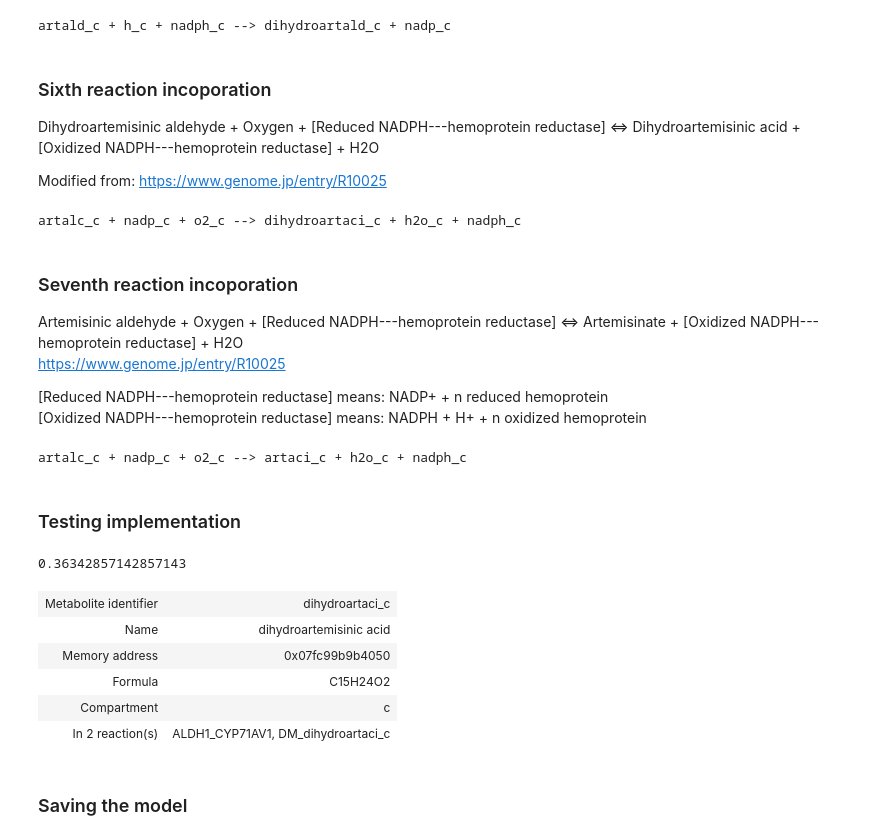
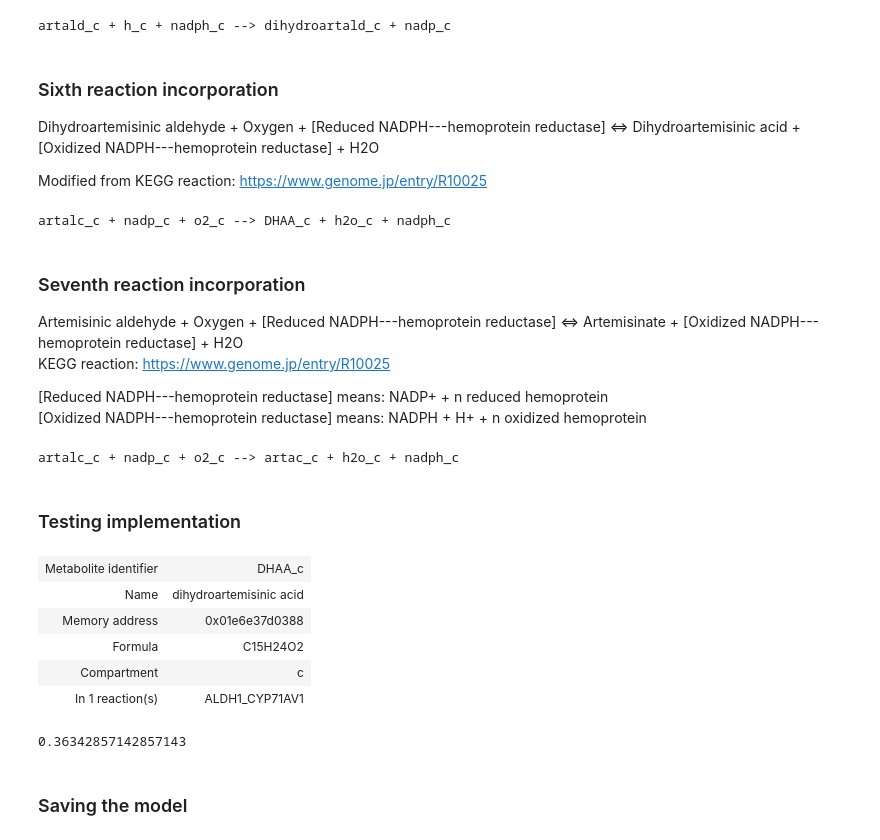
Before and after one commit to 27410/group-assignment-group6, a Jupyter notebook: 1_incorporation_of_heterologous_genes.ipynb, the cells around one changed output. Saved outputs shown, nothing was run; the diff lists cells and outputs as text; code cells hidden in the pictures.

```diff
--- a/1_incorporation_of_heterologous_genes.ipynb
+++ b/1_incorporation_of_heterologous_genes.ipynb
@@ -156,16 +150,16 @@ iYO844_modified.add_reactions([reaction_5]) # Adding the reaction to the new iY0
 # %% [output]
 artald_c + h_c + nadph_c --> dihydroartald_c + nadp_c
 # %% [markdown]
-### Sixth reaction incoporation
+### Sixth reaction incorporation
 Dihydroartemisinic aldehyde + Oxygen + [Reduced NADPH---hemoprotein reductase] <=> Dihydroartemisinic acid + [Oxidized NADPH---hemoprotein reductase] + H2O
 
-Modified from: https://www.genome.jp/entry/R10025
+Modified from KEGG reaction: https://www.genome.jp/entry/R10025
 # %%
 # Creating the reaction
 reaction_6 = Reaction('ALDH1_CYP71AV1') # ALDH1: aldehyde dehydrogenase 1, CYP71AV1: amorphadiene oxidase
 
 # Defining the new metabolite, as it does not exists in GSM
-dihydroartemisinic_acid = Metabolite(id='dihydroartaci_c', name='dihydroartemisinic acid', compartment='c', formula='C15H24O2')
+dihydroartemisinic_acid = Metabolite(id='DHAA_c', name='dihydroartemisinic acid', compartment='c', formula='C15H24O2')
 
 # Adding the metabolites based on the stoichiometric reaction
 reaction_6.add_metabolites({artemisinic_alcohol: -1,
@@ -175,14 +169,14 @@ reaction_6.add_metabolites({artemisinic_alcohol: -1,
                             iYO844.metabolites.get_by_id('nadph_c'): 1,
                             iYO844.metabolites.get_by_id('h2o_c'): 1})
 
-print(reaction_6.build_reaction_string()) # Printing how the reaction looks
+print(reaction_6.build_reaction_string()) # Printing the reaction to check
 iYO844_modified.add_reactions([reaction_6]) # Adding the reaction to the new iY0844 model
 # %% [output]
-artalc_c + nadp_c + o2_c --> dihydroartaci_c + h2o_c + nadph_c
+artalc_c + nadp_c + o2_c --> DHAA_c + h2o_c + nadph_c
 # %% [markdown]
-### Seventh reaction incoporation
+### Seventh reaction incorporation
 Artemisinic aldehyde + Oxygen + [Reduced NADPH---hemoprotein reductase] <=> Artemisinate + [Oxidized NADPH---hemoprotein reductase] + H2O \
-https://www.genome.jp/entry/R10025
+KEGG reaction: https://www.genome.jp/entry/R10025
 
 [Reduced NADPH---hemoprotein reductase] means: NADP+ + n reduced hemoprotein \
 [Oxidized NADPH---hemoprotein reductase] means: NADPH + H+ + n oxidized hemoprotein
@@ -191,7 +185,7 @@ https://www.genome.jp/entry/R10025
 reaction_7 = Reaction('ALDH1_CYP71AV1_2') # ALDH1: aldehyde dehydrogenase 1, CYP71AV1: amorphadiene oxidase
 
 # Defining the new metabolite, as it does not exists in GSM
-artemisinic_acid = Metabolite(id='artaci_c', name='artemisinic acid', compartment='c', formula='C15H22O2')
+artemisinic_acid = Metabolite(id='artac_c', name='artemisinic acid', compartment='c', formula='C15H22O2')
 
 # Adding the metabolites based on the stoichiometric reaction
 reaction_7.add_metabolites({artemisinic_alcohol: -1,
@@ -201,11 +195,21 @@ reaction_7.add_metabolites({artemisinic_alcohol: -1,
                             iYO844.metabolites.get_by_id('nadph_c'): 1,
                             iYO844.metabolites.get_by_id('h2o_c'): 1})
 
-print(reaction_7.build_reaction_string()) # Printing how the reaction looks
+print(reaction_7.build_reaction_string()) # Printing the reaction to check
 iYO844_modified.add_reactions([reaction_7]) # Adding the reaction to the new iY0844 model
 # %% [output]
-artalc_c + nadp_c + o2_c --> artaci_c + h2o_c + nadph_c
+artalc_c + nadp_c + o2_c --> artac_c + h2o_c + nadph_c
 # %% [markdown]
 ### Testing implementation
+# %%
+# Fetching the artimisinin precursor to check it exists in the model
+iYO844_modified.metabolites.DHAA_c
+# %% [output]
+| Metabolite identifier | DHAA_c |
+| Name | dihydroartemisinic acid |
+| Memory address | 0x01e6e37d0388 |
+| Formula | C15H24O2 |
+| Compartment | c |
+| In 1 reaction(s) | ALDH1_CYP71AV1 |
 # %%
 # Specifying which metabolite, we want to test the production of
@@ -218,16 +222,6 @@ with iYO844_modified :
     print(sol.objective_value)
 # %% [output]
 0.36342857142857143
-# %%
-# fetching the artimisinin precusor
-iYO844_modified.metabolites.dihydroartaci_c
-# %% [output]
-| Metabolite identifier | dihydroartaci_c |
-| Name | dihydroartemisinic acid |
-| Memory address | 0x07fc99b9b4050 |
-| Formula | C15H24O2 |
-| Compartment | c |
-| In 2 reaction(s) | ALDH1_CYP71AV1, DM_dihydroartaci_c |
 # %% [markdown]
 ### Saving the model
 # %%
```
Also changed, not shown: parts of 19 cells of this notebook, 5 other files.
